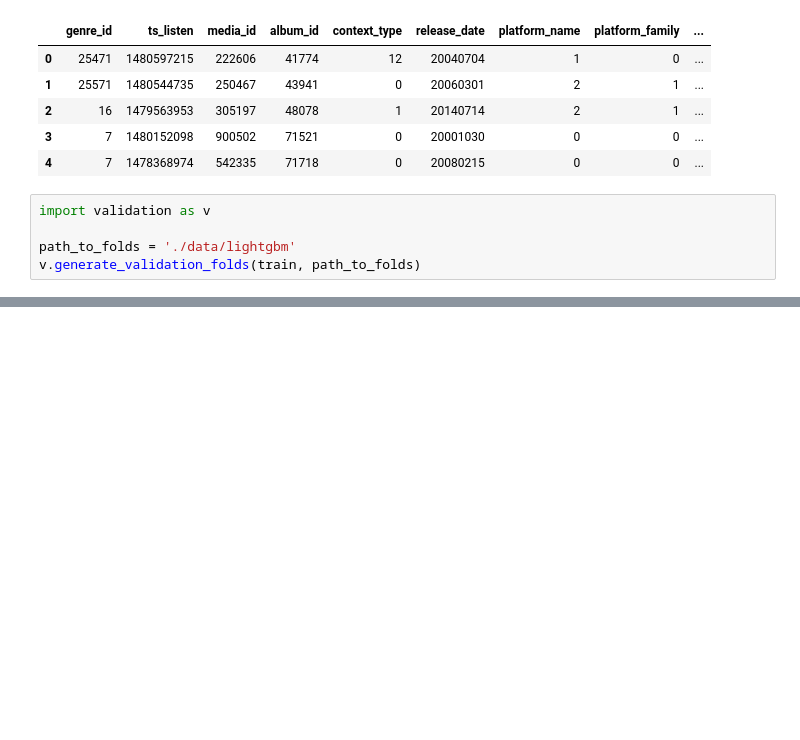
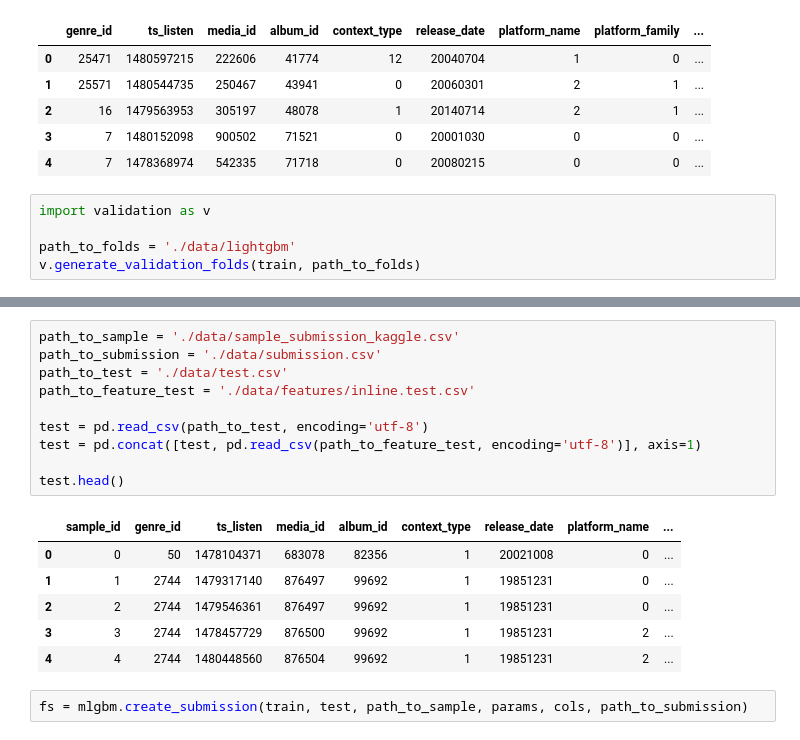
Before and after one commit to tsdaemon/mscs-competition2, a Jupyter notebook: AS_Feature-How-many-Flow-inline.ipynb, the cells around one changed output, grey strips where cells are left out. Saved outputs shown, nothing was run; the diff lists cells and outputs as text; blank space fills up the shorter version.

Commit message:
inline feature submission

```diff
--- a/AS_Feature-How-many-Flow-inline.ipynb
+++ b/AS_Feature-How-many-Flow-inline.ipynb
@@ -189,0 +207,19 @@ np.mean(evs)
+# %%
+path_to_sample = './data/sample_submission_kaggle.csv'
+path_to_submission = './data/submission.csv'
+path_to_test = './data/test.csv'
+path_to_feature_test = './data/features/inline.test.csv'
+
+test = pd.read_csv(path_to_test, encoding='utf-8')
+test = pd.concat([test, pd.read_csv(path_to_feature_test, encoding='utf-8')], axis=1)
+
+test.head()
+# %% [output]
+|  | sample_id | genre_id | ts_listen | media_id | album_id | context_type | release_date | platform_name | ... |
+| 0 | 0 | 50 | 1478104371 | 683078 | 82356 | 1 | 20021008 | 0 | ... |
+| 1 | 1 | 2744 | 1479317140 | 876497 | 99692 | 1 | 19851231 | 0 | ... |
+| 2 | 2 | 2744 | 1479546361 | 876497 | 99692 | 1 | 19851231 | 0 | ... |
+| 3 | 3 | 2744 | 1478457729 | 876500 | 99692 | 1 | 19851231 | 2 | ... |
+| 4 | 4 | 2744 | 1480448560 | 876504 | 99692 | 1 | 19851231 | 2 | ... |
+# %%
+fs = mlgbm.create_submission(train, test, path_to_sample, params, cols, path_to_submission)
```
Also changed, not shown: parts of 5 cells of this notebook.
